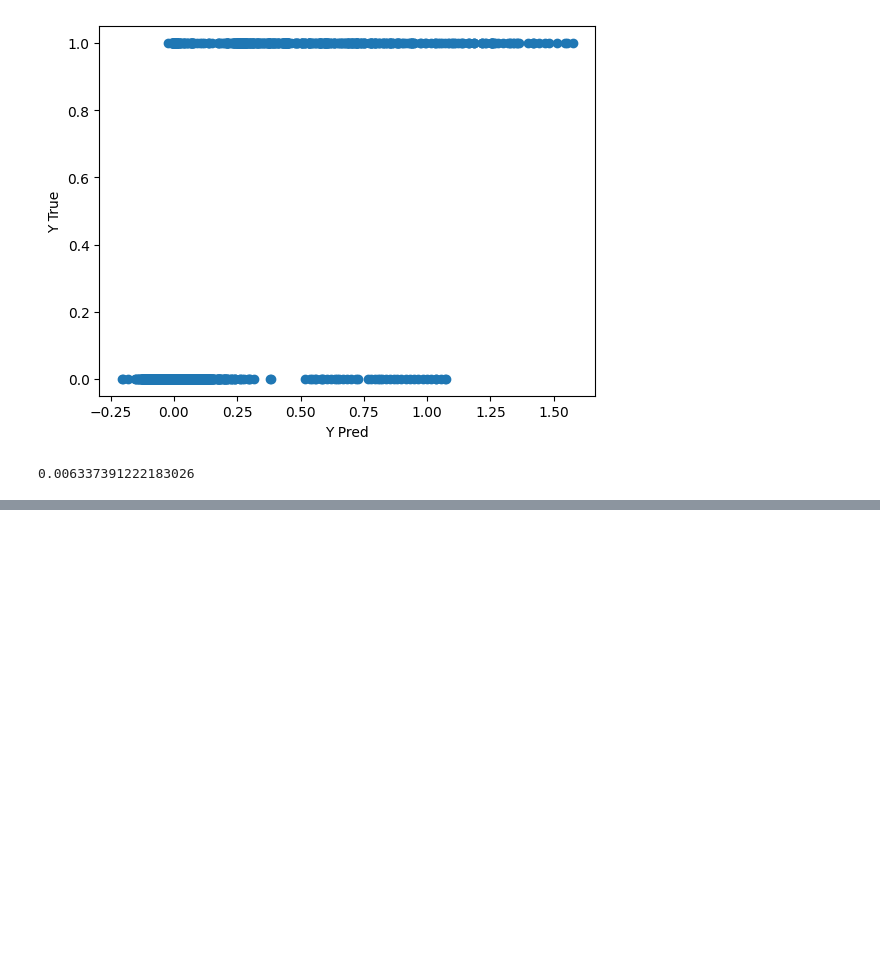
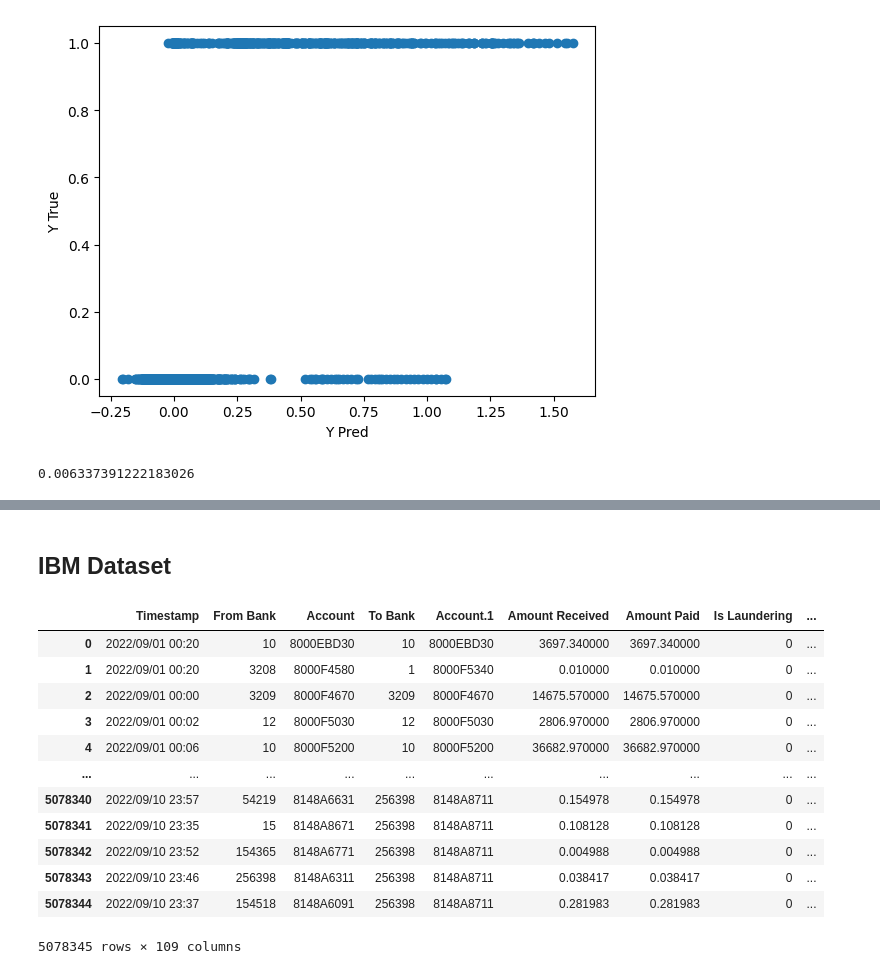
Before and after one commit to calebhadley1/DX799-capstone, a Jupyter notebook: Week1.ipynb, the cells around one changed output, grey strips where cells are left out. Saved outputs shown, nothing was run; the diff lists cells and outputs as text; code cells hidden in the pictures; blank space fills up the shorter version.

```diff
--- a/Week1.ipynb
+++ b/Week1.ipynb
@@ -220,0 +236,20 @@ mean_absolute_error(y_true=y, y_pred=y_pred)
+# %% [markdown]
+## IBM Dataset
+# %%
+# Import credit card datasaet
+df = pd.read_csv('C:/Users/caleb/Projects/BU Spring 2026/Module-B-semester-2/Milestone 3 EDA/ibm_hi_small_trans_cleaned.csv')
+df
+# %% [output]
+|  | Timestamp | From Bank | Account | To Bank | Account.1 | Amount Received | Amount Paid | Is Laundering | ... |
+| 0 | 2022/09/01 00:20 | 10 | 8000EBD30 | 10 | 8000EBD30 | 3697.340000 | 3697.340000 | 0 | ... |
+| 1 | 2022/09/01 00:20 | 3208 | 8000F4580 | 1 | 8000F5340 | 0.010000 | 0.010000 | 0 | ... |
+| 2 | 2022/09/01 00:00 | 3209 | 8000F4670 | 3209 | 8000F4670 | 14675.570000 | 14675.570000 | 0 | ... |
+| 3 | 2022/09/01 00:02 | 12 | 8000F5030 | 12 | 8000F5030 | 2806.970000 | 2806.970000 | 0 | ... |
+| 4 | 2022/09/01 00:06 | 10 | 8000F5200 | 10 | 8000F5200 | 36682.970000 | 36682.970000 | 0 | ... |
+| ... | ... | ... | ... | ... | ... | ... | ... | ... | ... |
+| 5078340 | 2022/09/10 23:57 | 54219 | 8148A6631 | 256398 | 8148A8711 | 0.154978 | 0.154978 | 0 | ... |
+| 5078341 | 2022/09/10 23:35 | 15 | 8148A8671 | 256398 | 8148A8711 | 0.108128 | 0.108128 | 0 | ... |
+| 5078342 | 2022/09/10 23:52 | 154365 | 8148A6771 | 256398 | 8148A8711 | 0.004988 | 0.004988 | 0 | ... |
+| 5078343 | 2022/09/10 23:46 | 256398 | 8148A6311 | 256398 | 8148A8711 | 0.038417 | 0.038417 | 0 | ... |
+| 5078344 | 2022/09/10 23:37 | 154518 | 8148A6091 | 256398 | 8148A8711 | 0.281983 | 0.281983 | 0 | ... |
+5078345 rows × 109 columns
```
Also changed, not shown: parts of 51 cells of this notebook, 1 other file.
